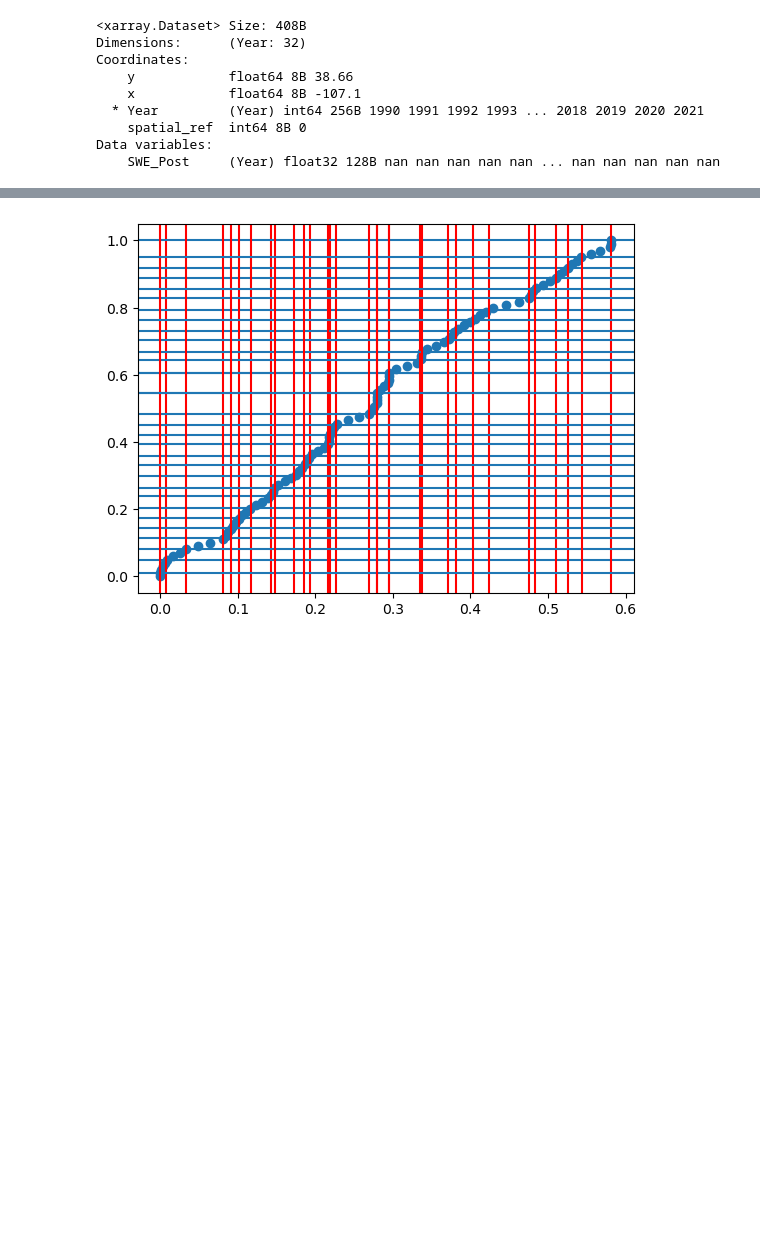
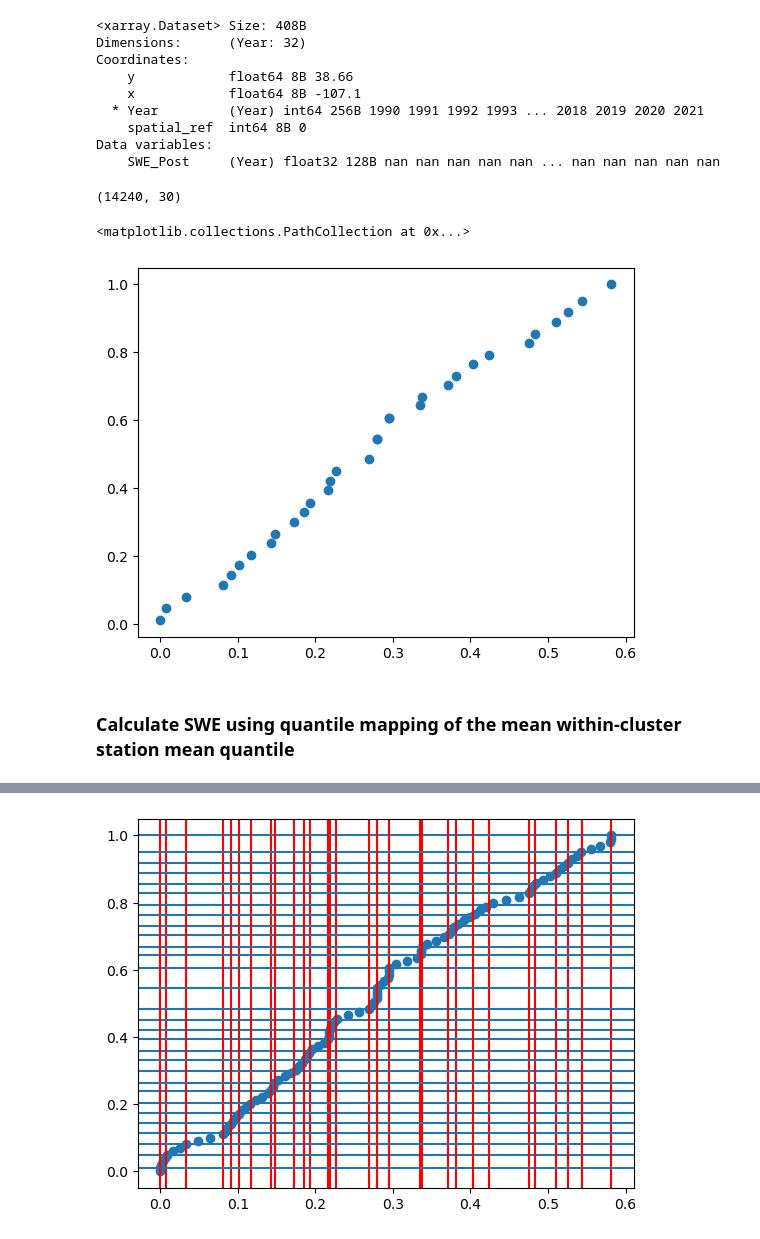
Before and after one commit to bessoh2/correlated-domains, a Jupyter notebook: notebooks/quantile_mapping_gridded.ipynb, the cells around one changed output, grey strips where cells are left out. Drawn from its saved outputs; the diff is of its cells as text; code cells hidden in the pictures; blank space fills up the shorter version.

```diff
--- a/notebooks/quantile_mapping_gridded.ipynb
+++ b/notebooks/quantile_mapping_gridded.ipynb
@@ -370,2 +376,2 @@ nearest_station_swe_sc_huc10 = nearest_station_swe_sc.rio.clip(east_river.geomet
 # %%
-swe_huc10 = swe.rio.clip(east_river.geometry)
+swe_er = swe.rio.clip(east_river.geometry)
@@ -567,6 +575,10 @@ for i in swe_huc10.x.values:
 
             #     swe_reanalysis_quantile_predictions.SWE_Post.isel(x=i, y=j, Year=year).values = reanalysis_predicted[year]
             swe_reanalysis_quantile_predictions.SWE_Post.loc[dict(x=i, y=j)] = reanalysis_predicted
+# %%
+stations.shape
+# %% [output]
+(14240, 30)
 # %%
 stations['quantile'] = np.nan
 
@@ -585,0 +600,9 @@ for site in stations.index.get_level_values(0).unique():
+# %%
+site = '301_CA_SNTL'
+# %%
+plt.scatter(stations.loc[(stations.index.get_level_values(0) == site), 'station_swe'],stations.loc[(stations.index.get_level_values(0) == site), 'quantile'])
+# %% [output]
+<matplotlib.collections.PathCollection at 0x...>
+[figure, added]
+# %% [markdown]
+### Calculate SWE using quantile mapping of the mean within-cluster station mean quantile
```
Also changed, not shown: parts of 43 cells of this notebook, 4 other files.
